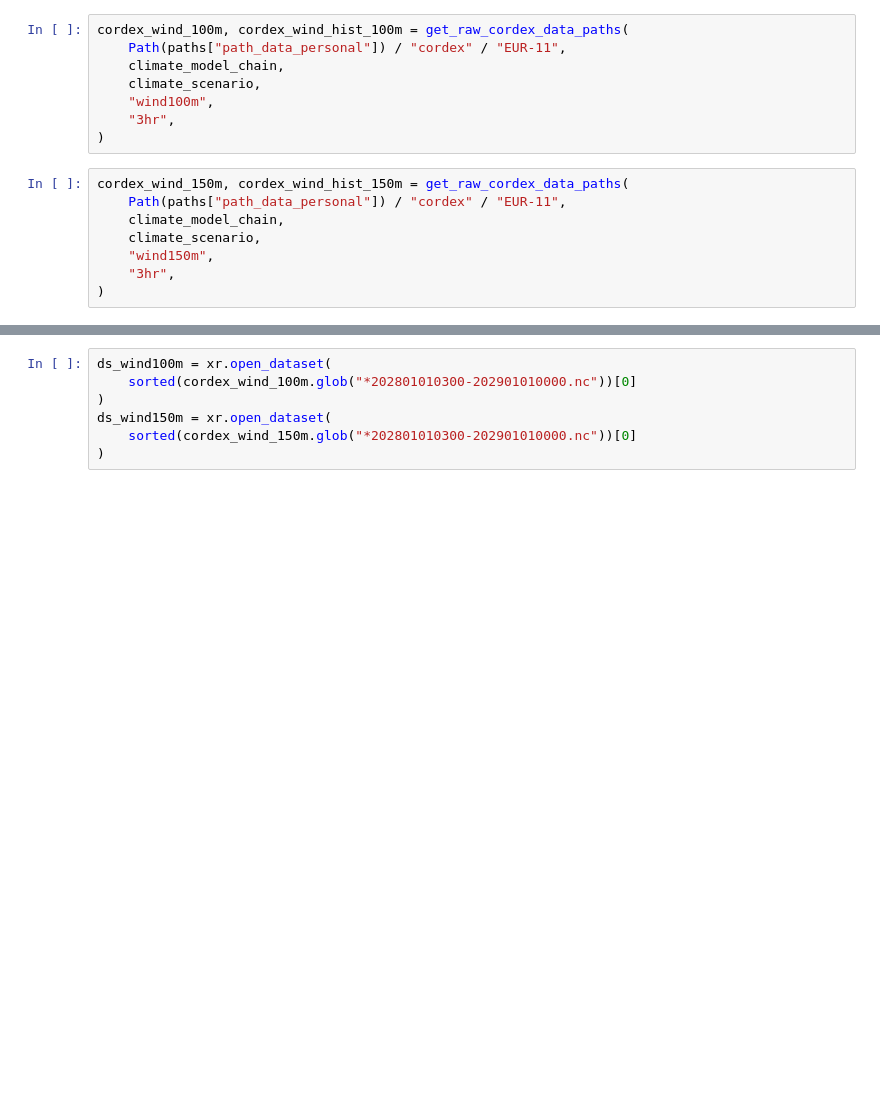
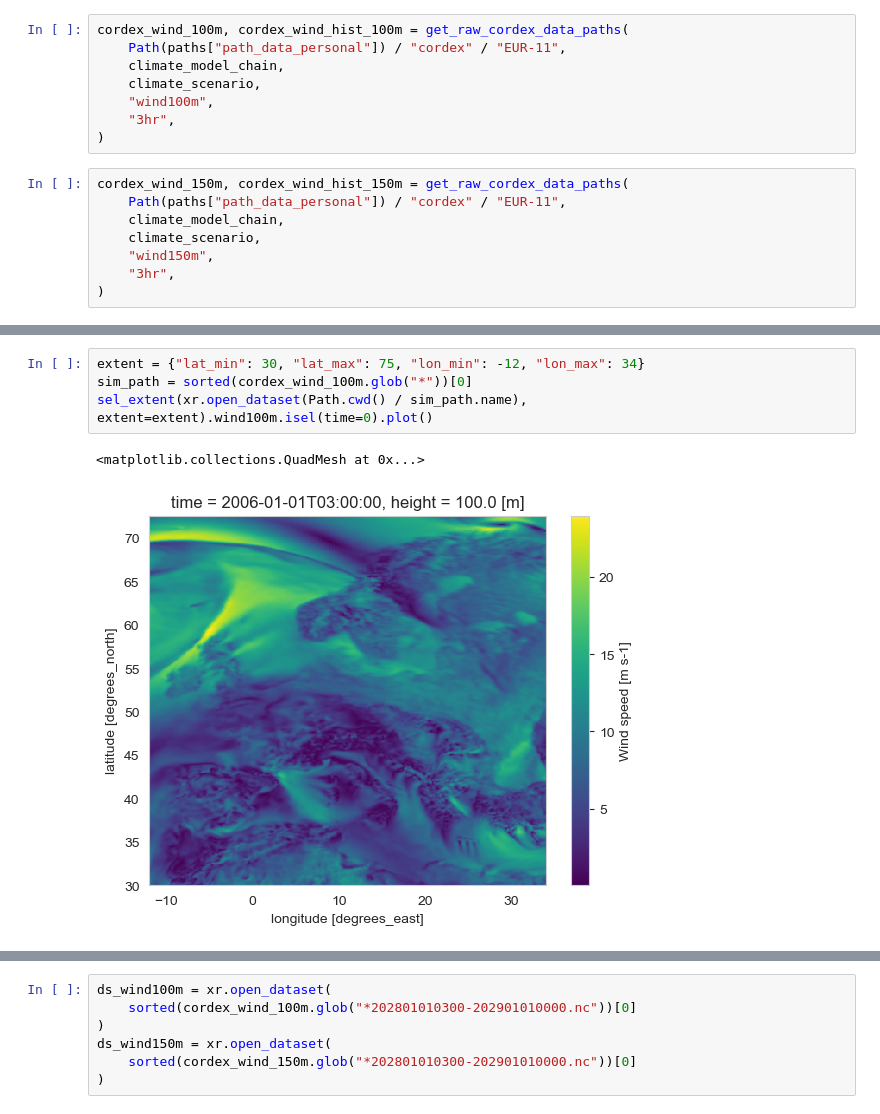
Before and after one commit to yasserhaddad/CORDEX2Energy, a Jupyter notebook: notebooks/processing/wind_speed_diagnostics.ipynb, the cells around one changed output, grey strips where cells are left out. Saved outputs shown, nothing was run; the diff lists cells and outputs as text; blank space fills up the shorter version.

Commit message:
Complete PV, wind conversion and restructure files

```diff
--- a/notebooks/processing/wind_speed_diagnostics.ipynb
+++ b/notebooks/processing/wind_speed_diagnostics.ipynb
@@ -68,0 +109,7 @@ cordex_wind_150m, cordex_wind_hist_150m = get_raw_cordex_data_paths(
+# %%
+extent = {"lat_min": 30, "lat_max": 75, "lon_min": -12, "lon_max": 34}
+sim_path = sorted(cordex_wind_100m.glob("*"))[0]
+sel_extent(xr.open_dataset(Path.cwd() / sim_path.name), extent=extent).wind100m.isel(time=0).plot()
+# %% [output]
+<matplotlib.collections.QuadMesh at 0x...>
+[figure, added]
```
Also changed, not shown: parts of 7 cells of this notebook, 43 other files.
